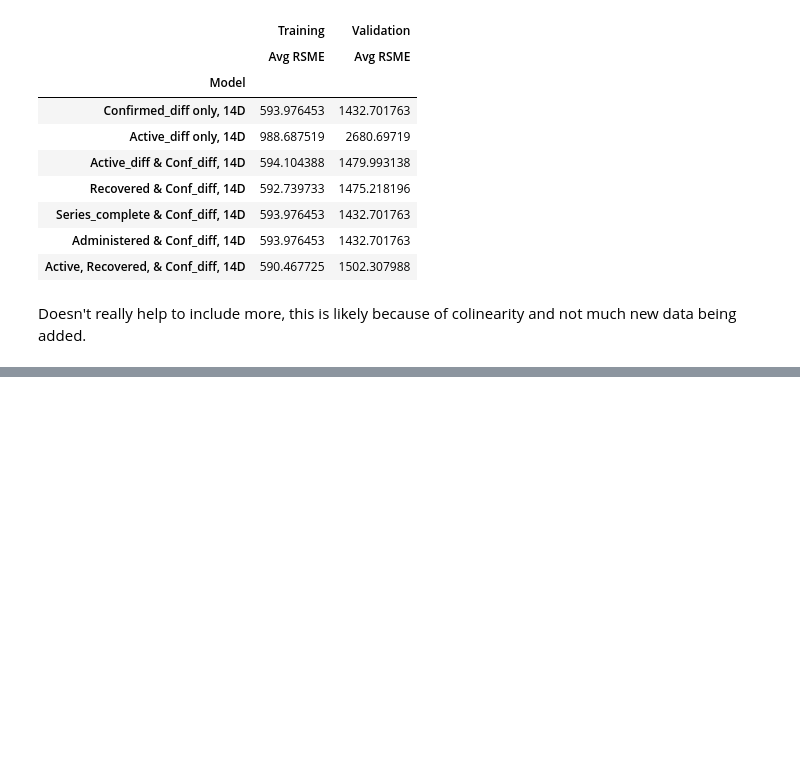
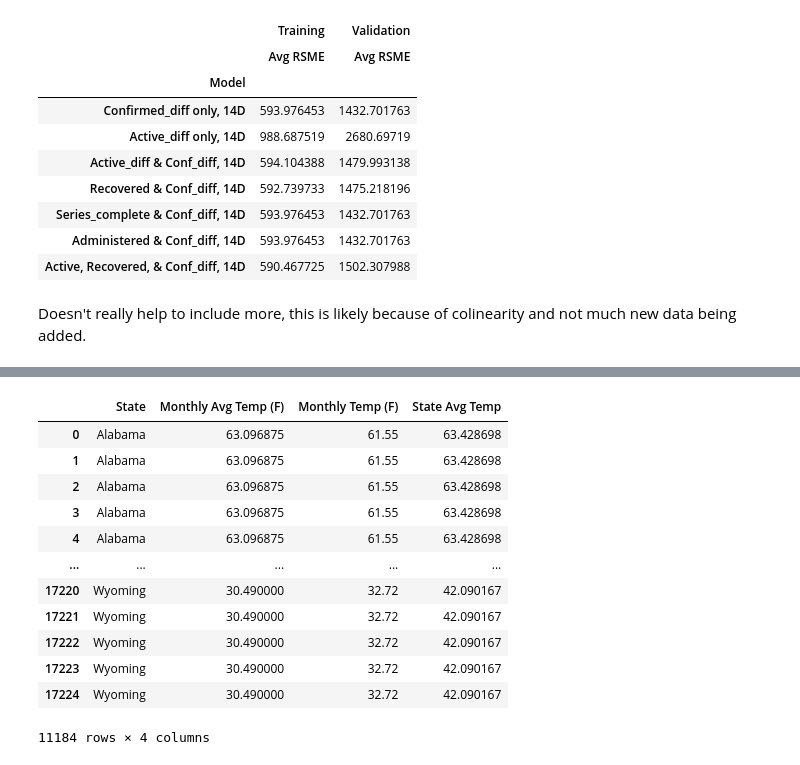
Before and after one commit to amichaelsen/COVID_project, a Jupyter notebook: analysis/modeling.ipynb, the cells around one changed output, grey strips where cells are left out. Saved outputs shown, nothing was run; the diff lists cells and outputs as text; code cells hidden in the pictures; blank space fills up the shorter version.

```diff
--- a/analysis/modeling.ipynb
+++ b/analysis/modeling.ipynb
@@ -548,0 +571,4 @@ X_train, Y_train = model_8_pipeline(train)
+# %%
+weather_train['month_diff_rm_temp'] = np.abs(weather_train['Monthly Temp (F)'] - 70)
+weather_train['month_avg_diff_rm_temp'] = weather_train['Monthly Avg Temp (F)'] - 70
+weather_train[['State','Monthly Avg Temp (F)','Monthly Temp (F)','month_diff_rm_temp','month_avg_diff_rm_temp']].head()
@@ -555,0 +638,5 @@ ValueError: Input contains NaN, infinity or a value too large for dtype('float64
+# %%
+hist_weather_data = pd.read_csv('../data/historical_monthly_temp_avgs_by_state.csv', index_col=0)
+hist_weather_data.head()
+state_avg_temps = hist_weather_data.groupby('State').mean().rename(columns={'Monthly Avg Temp (F)':"State Avg Temp"})[['State Avg Temp']]
+state_avg_temps.head()
@@ -555,0 +651,17 @@ ValueError: Input contains NaN, infinity or a value too large for dtype('float64
+# %%
+with_state_avg = weather_train.merge(state_avg_temps, how="left", left_on='State',right_index=True)
+with_state_avg[['State','Monthly Avg Temp (F)','Monthly Temp (F)','State Avg Temp']]
+# %% [output]
+|  | State | Monthly Avg Temp (F) | Monthly Temp (F) | State Avg Temp |
+| 0 | Alabama | 63.096875 | 61.55 | 63.428698 |
+| 1 | Alabama | 63.096875 | 61.55 | 63.428698 |
+| 2 | Alabama | 63.096875 | 61.55 | 63.428698 |
+| 3 | Alabama | 63.096875 | 61.55 | 63.428698 |
+| 4 | Alabama | 63.096875 | 61.55 | 63.428698 |
+| ... | ... | ... | ... | ... |
+| 17220 | Wyoming | 30.490000 | 32.72 | 42.090167 |
+| 17221 | Wyoming | 30.490000 | 32.72 | 42.090167 |
+| 17222 | Wyoming | 30.490000 | 32.72 | 42.090167 |
+| 17223 | Wyoming | 30.490000 | 32.72 | 42.090167 |
+| 17224 | Wyoming | 30.490000 | 32.72 | 42.090167 |
+11184 rows × 4 columns
```
Also changed, not shown: parts of 33 cells of this notebook, 2 other files.
